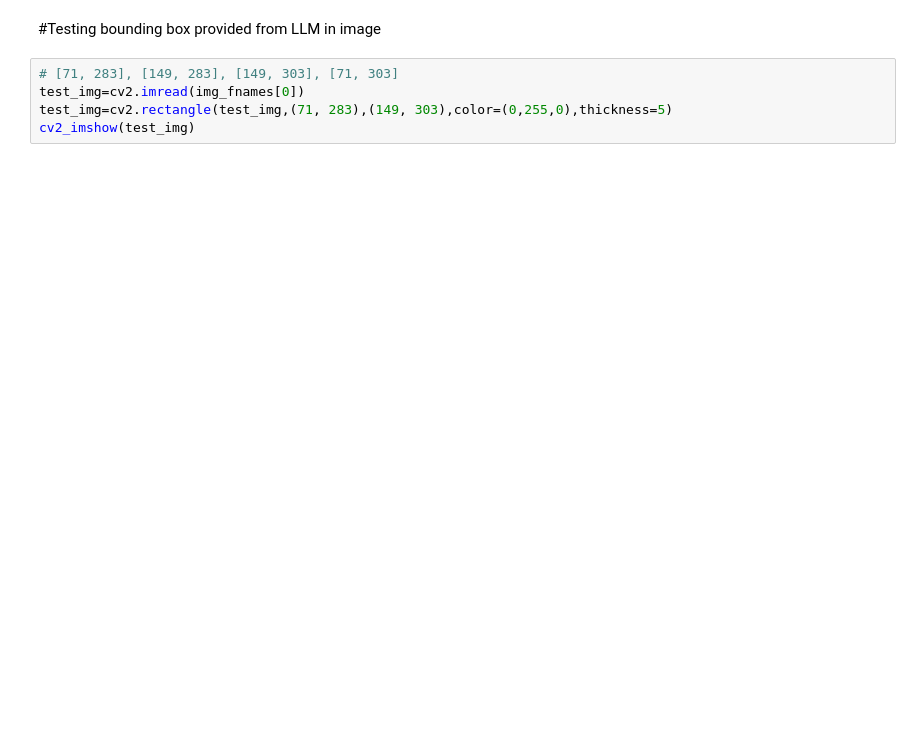
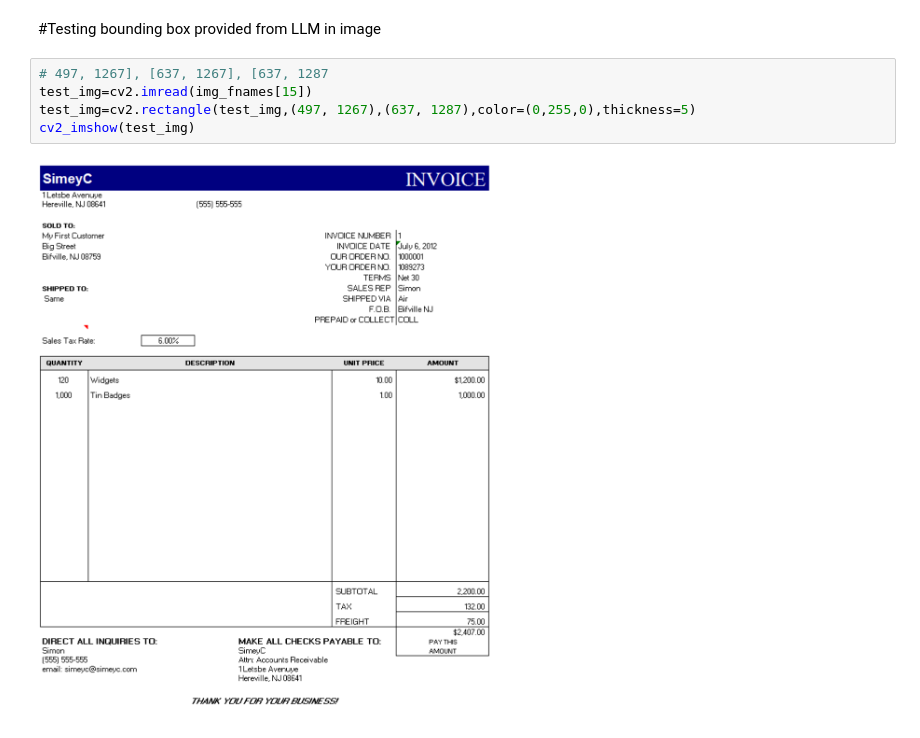
Before and after one commit to Bikash9841/docsumo_dataverse, a Jupyter notebook: docsumo.ipynb, the cells around one changed output. Cells and saved outputs as stored; diff of their text form; blank space fills up the shorter version.

```diff
--- a/docsumo.ipynb
+++ b/docsumo.ipynb
@@ -111,9 +131,11 @@ for i in range(len(img_fnames)):
 # %% [markdown]
 #Testing bounding box provided from LLM in image
 # %%
-# [71, 283], [149, 283], [149, 303], [71, 303]
-test_img=cv2.imread(img_fnames[0])
-test_img=cv2.rectangle(test_img,(71, 283),(149, 303),color=(0,255,0),thickness=5)
+# 497, 1267], [637, 1267], [637, 1287
+test_img=cv2.imread(img_fnames[15])
+test_img=cv2.rectangle(test_img,(497, 1267),(637, 1287),color=(0,255,0),thickness=5)
 cv2_imshow(test_img)
+# %% [output]
+[figure, added]
 # %%
 
```
Also changed, not shown: parts of 8 cells of this notebook.
